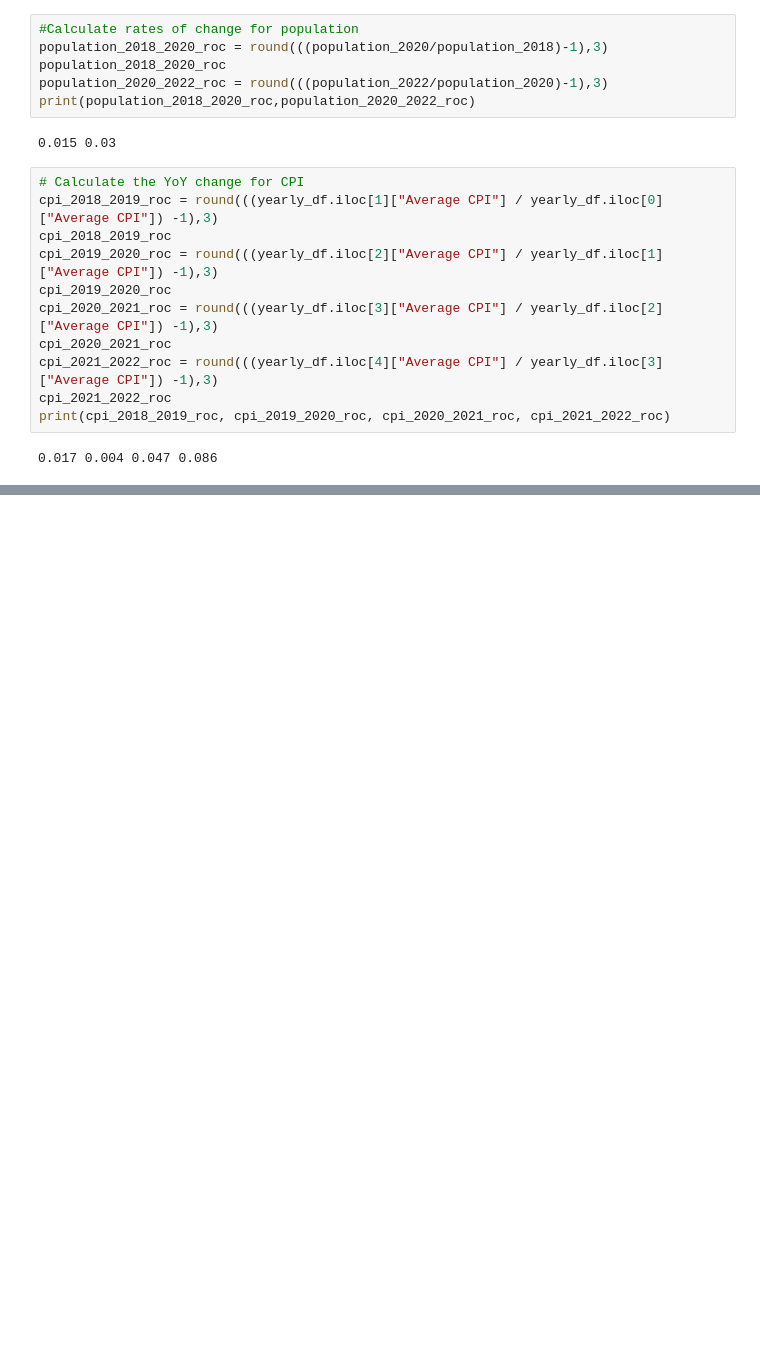
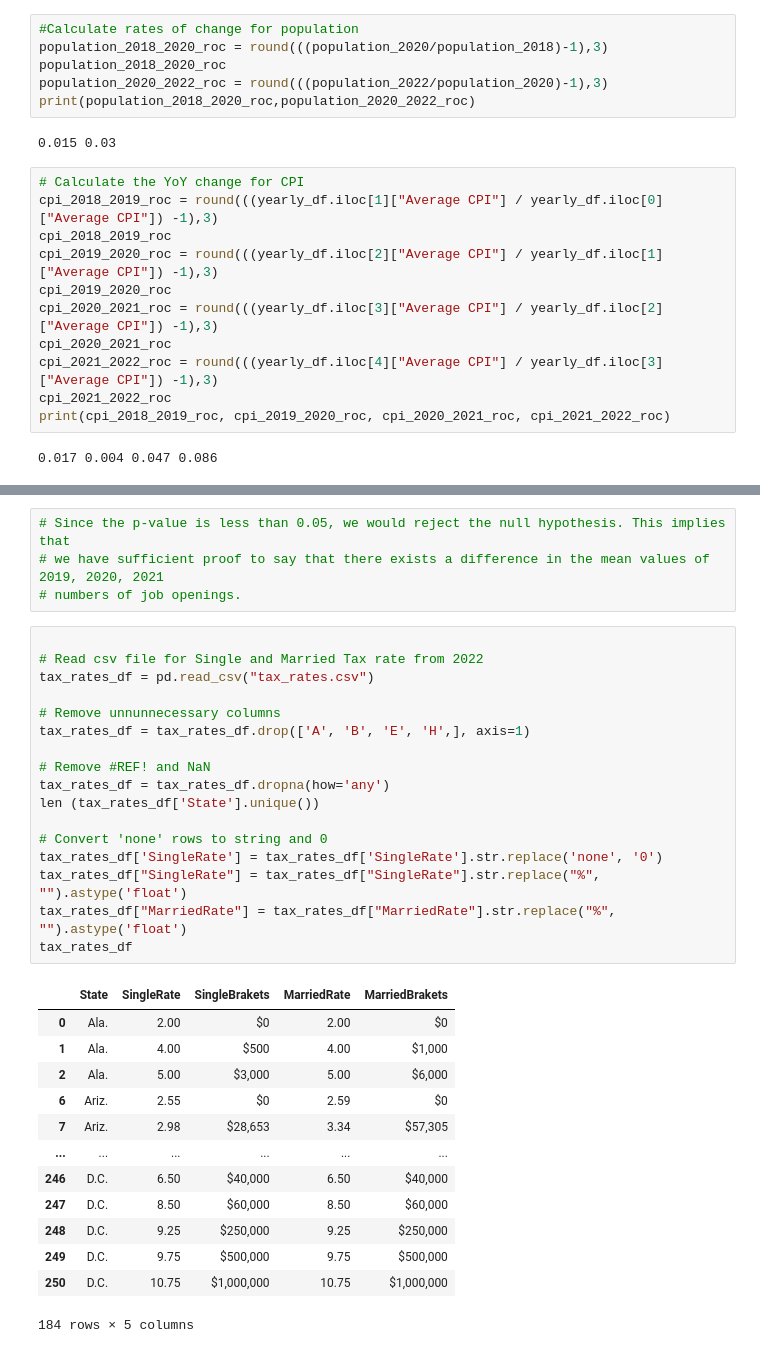
Before and after one commit to lynnlee2002/project-1, a Jupyter notebook: CODEine_project_1.ipynb, the cells around one changed output, grey strips where cells are left out. Drawn from its saved outputs; the diff is of its cells as text; blank space fills up the shorter version.

Commit message:
adding hypothesis testing and taxes

```diff
--- a/CODEine_project_1.ipynb
+++ b/CODEine_project_1.ipynb
@@ -856,0 +901,35 @@ print(cpi_2018_2019_roc, cpi_2019_2020_roc, cpi_2020_2021_roc, cpi_2021_2022_roc
+# %%
+# Since the p-value is less than 0.05, we would reject the null hypothesis. This implies that
+# we have sufficient proof to say that there exists a difference in the mean values of 2019, 2020, 2021
+# numbers of job openings.
+# %%
+
+# Read csv file for Single and Married Tax rate from 2022
+tax_rates_df = pd.read_csv("tax_rates.csv")
+
+# Remove unnunnecessary columns
+tax_rates_df = tax_rates_df.drop(['A', 'B', 'E', 'H',], axis=1)
+
+# Remove #REF! and NaN
+tax_rates_df = tax_rates_df.dropna(how='any')
+len (tax_rates_df['State'].unique())
+
+# Convert 'none' rows to string and 0
+tax_rates_df['SingleRate'] = tax_rates_df['SingleRate'].str.replace('none', '0')
+tax_rates_df["SingleRate"] = tax_rates_df["SingleRate"].str.replace("%", "").astype('float')
+tax_rates_df["MarriedRate"] = tax_rates_df["MarriedRate"].str.replace("%", "").astype('float')
+tax_rates_df
+# %% [output]
+|  | State | SingleRate | SingleBrakets | MarriedRate | MarriedBrakets |
+| 0 | Ala. | 2.00 | $0 | 2.00 | $0 |
+| 1 | Ala. | 4.00 | $500 | 4.00 | $1,000 |
+| 2 | Ala. | 5.00 | $3,000 | 5.00 | $6,000 |
+| 6 | Ariz. | 2.55 | $0 | 2.59 | $0 |
+| 7 | Ariz. | 2.98 | $28,653 | 3.34 | $57,305 |
+| ... | ... | ... | ... | ... | ... |
+| 246 | D.C. | 6.50 | $40,000 | 6.50 | $40,000 |
+| 247 | D.C. | 8.50 | $60,000 | 8.50 | $60,000 |
+| 248 | D.C. | 9.25 | $250,000 | 9.25 | $250,000 |
+| 249 | D.C. | 9.75 | $500,000 | 9.75 | $500,000 |
+| 250 | D.C. | 10.75 | $1,000,000 | 10.75 | $1,000,000 |
+184 rows × 5 columns
```
Also changed, not shown: parts of 18 cells of this notebook, 2 other files.
